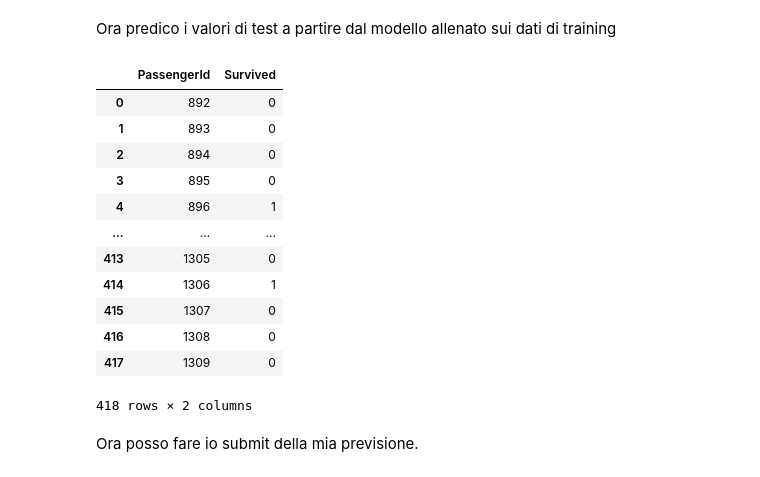
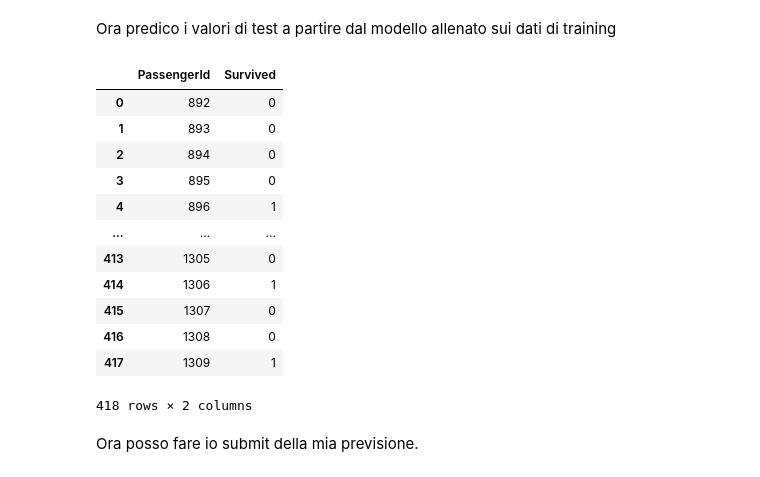
Before and after one commit to edoofra/Titanic-Survived-Prediction-ML-classification, a Jupyter notebook: titanic-survived-prediction-ml-classification.ipynb, the cells around one changed output. Drawn from its saved outputs; the diff is of its cells as text; code cells hidden in the pictures.

Commit message:
Kaggle Notebook | Titanic Survived Prediction-ML classification | Version 23

```diff
--- a/titanic-survived-prediction-ml-classification.ipynb
+++ b/titanic-survived-prediction-ml-classification.ipynb
@@ -420,6 +421,8 @@ x_train = trainData.drop('Survived',axis=1)
 # istanzio il modello
 rf = RandomForestClassifier()
 gb = GradientBoostingClassifier()
+cb = CatBoostClassifier()
+
 
 # K-fold cross validation
 np.random.seed(64)
@@ -437,4 +440,4 @@ La scelta ricade quindi, come pronosticato, sul Gradient Boosting.
 # %%
 # fitto il modello sui miei dati di training
-gb.fit(x_train,y_train)
+cb.fit(x_train,y_train)
 # %% [output]
@@ -505,22 +560,22 @@ Ora predico i valori di test a partire dal modello allenato sui dati di training
 # %%
 pName = testData['PassengerId']
 testData = testData.drop('PassengerId',axis=1)
 
-results = pd.DataFrame({"PassengerId": pName, "Survived": gb.predict(testData)})
+results = pd.DataFrame({"PassengerId": pName, "Survived": cb.predict(testData)})
 results
 # %% [output]
 |  | PassengerId | Survived |
 | 0 | 892 | 0 |
 | 1 | 893 | 0 |
 | 2 | 894 | 0 |
 | 3 | 895 | 0 |
 | 4 | 896 | 1 |
 | ... | ... | ... |
 | 413 | 1305 | 0 |
 | 414 | 1306 | 1 |
 | 415 | 1307 | 0 |
 | 416 | 1308 | 0 |
-| 417 | 1309 | 0 |
+| 417 | 1309 | 1 |
 418 rows × 2 columns
 # %% [markdown]
 Ora posso fare io submit della mia previsione.
```
Also changed, not shown: parts of 7 cells of this notebook.
